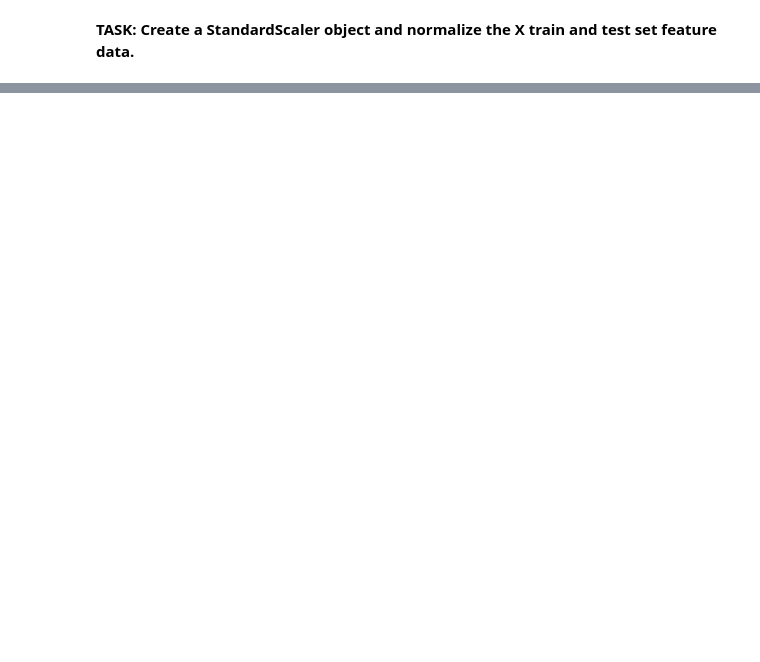
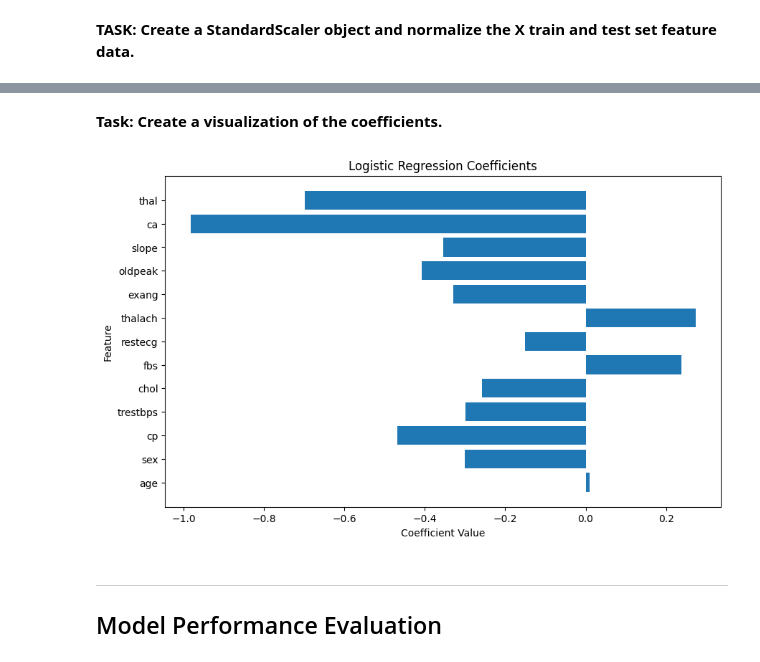
Before and after one commit to NoodleSushi/DATA_ANALYTICS, a Jupyter notebook: Assignments/Lecture 5 (Logistic Regression) Assignment.ipynb, the cells around one changed output, grey strips where cells are left out. Cells and saved outputs as stored; diff of their text form; code cells hidden in the pictures; blank space fills up the shorter version.

```diff
--- a/Assignments/Lecture 5 (Logistic Regression) Assignment.ipynb
+++ b/Assignments/Lecture 5 (Logistic Regression) Assignment.ipynb
@@ -142,0 +168,19 @@ NameError: name 'X_train' is not defined
+# %%
+from sklearn.linear_model import LogisticRegressionCV
+from sklearn.impute import SimpleImputer
+
+# Create an instance of SimpleImputer with strategy='mean' (you can use other strategies as well)
+imputer = SimpleImputer(strategy='mean')
+
+# Fit the imputer on the training data
+imputer.fit(X_train_scaled)
+
+# Create LogisticRegressionCV model
+lr_cv = LogisticRegressionCV(Cs=10, cv=5, random_state=0, max_iter=1000)
+
+# Fit the model on the training data
+lr_cv.fit(X_train_scaled_clean, y_train_clean)
+
+# Get the selected regularization parameter (C value)
+best_C = lr_cv.C_[0]
+print("Best C value:", best_C)
@@ -142,0 +226,24 @@ NameError: name 'X_train' is not defined
+# %% [markdown]
+**Task: Create a visualization of the coefficients.**
+# %%
+import matplotlib.pyplot as plt
+
+# Get the coefficients of the logistic regression model
+coefficients = lr_cv.coef_[0]
+
+# Get the feature names
+feature_names = X.columns
+
+# Create a bar plot of the coefficients
+plt.figure(figsize=(10, 6))
+plt.barh(feature_names, coefficients)
+plt.xlabel('Coefficient Value')
+plt.ylabel('Feature')
+plt.title('Logistic Regression Coefficients')
+plt.show()
+# %% [output]
+[figure, added]
+# %% [markdown]
+---------
+
+## Model Performance Evaluation
```
Also changed, not shown: parts of 17 cells of this notebook.
